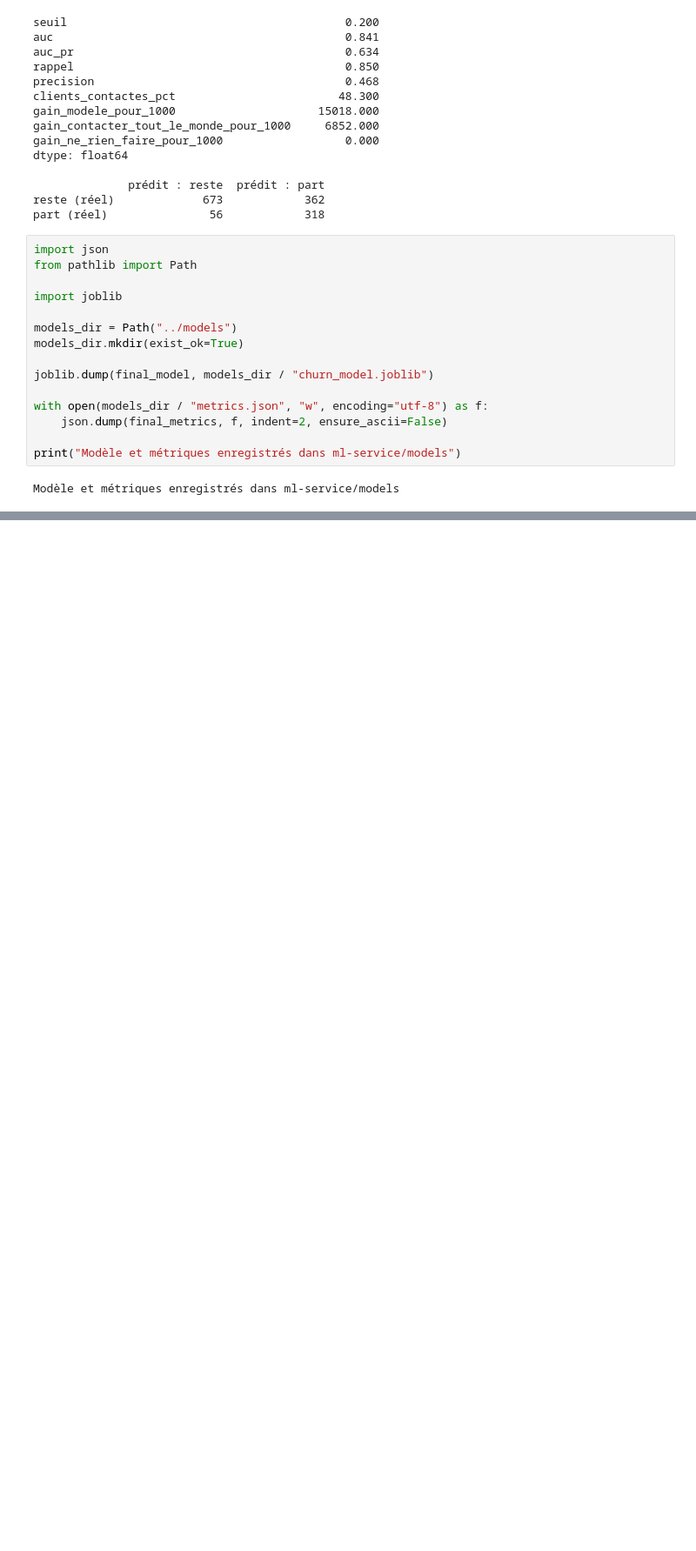
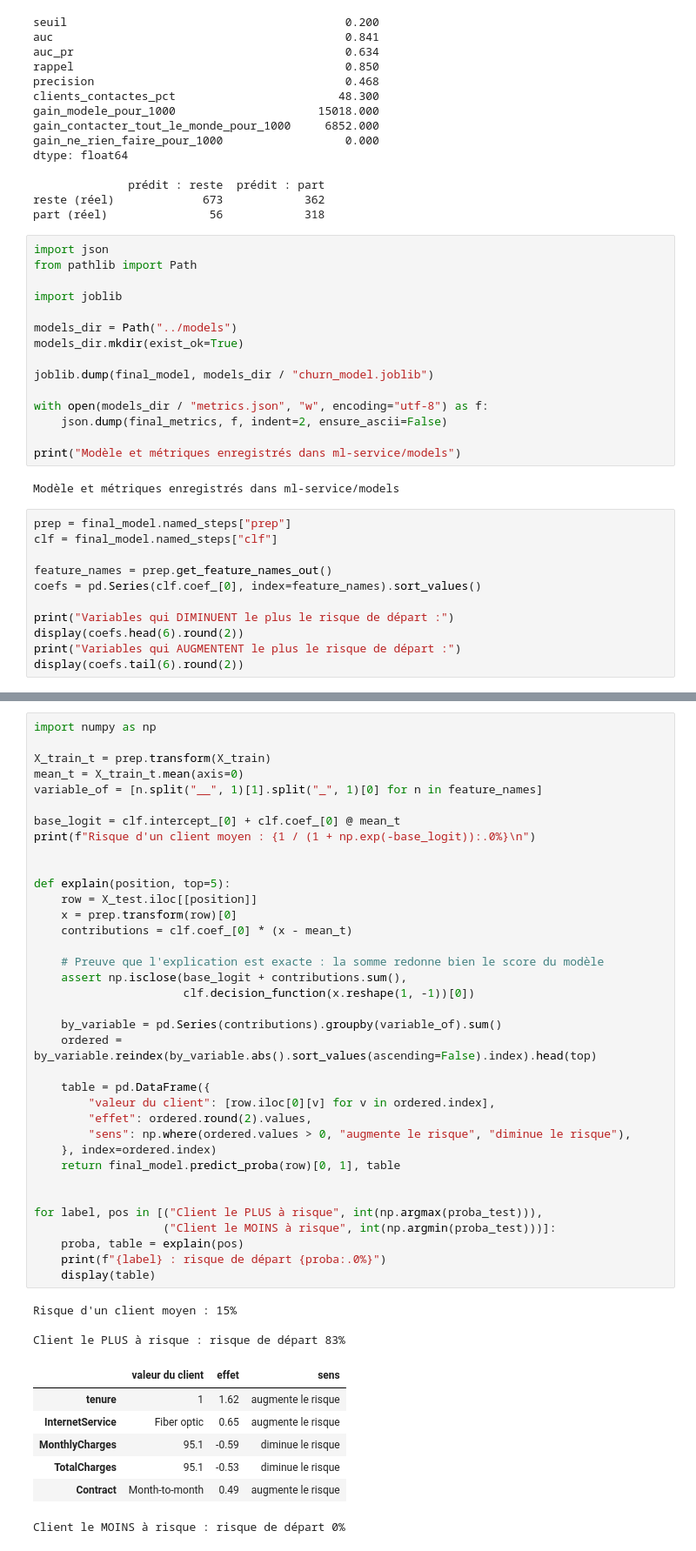
Before and after one commit to ELKHALIFA-AYMEN/churnguard, a Jupyter notebook: ml-service/notebooks/02_modeling.ipynb, the cells around one changed output, grey strips where cells are left out. Shown at 87% size. Saved outputs shown, nothing was run; the diff lists cells and outputs as text; blank space fills up the shorter version.

Commit message:
feat: add grouped per-customer explanations for the logistic model

```diff
--- a/ml-service/notebooks/02_modeling.ipynb
+++ b/ml-service/notebooks/02_modeling.ipynb
@@ -252,3 +252,14 @@ with open(models_dir / "metrics.json", "w", encoding="utf-8") as f:
 print("Modèle et métriques enregistrés dans ml-service/models")
 # %% [output]
 Modèle et métriques enregistrés dans ml-service/models
+# %%
+prep = final_model.named_steps["prep"]
+clf = final_model.named_steps["clf"]
+
+feature_names = prep.get_feature_names_out()
+coefs = pd.Series(clf.coef_[0], index=feature_names).sort_values()
+
+print("Variables qui DIMINUENT le plus le risque de départ :")
+display(coefs.head(6).round(2))
+print("Variables qui AUGMENTENT le plus le risque de départ :")
+display(coefs.tail(6).round(2))
@@ -254,0 +283,47 @@ Modèle et métriques enregistrés dans ml-service/models
+# %%
+import numpy as np
+
+X_train_t = prep.transform(X_train)
+mean_t = X_train_t.mean(axis=0)
+variable_of = [n.split("__", 1)[1].split("_", 1)[0] for n in feature_names]
+
+base_logit = clf.intercept_[0] + clf.coef_[0] @ mean_t
+print(f"Risque d'un client moyen : {1 / (1 + np.exp(-base_logit)):.0%}\n")
+
+
+def explain(position, top=5):
+    row = X_test.iloc[[position]]
+    x = prep.transform(row)[0]
+    contributions = clf.coef_[0] * (x - mean_t)
+
+    # Preuve que l'explication est exacte : la somme redonne bien le score du modèle
+    assert np.isclose(base_logit + contributions.sum(),
+                      clf.decision_function(x.reshape(1, -1))[0])
+
+    by_variable = pd.Series(contributions).groupby(variable_of).sum()
+    ordered = by_variable.reindex(by_variable.abs().sort_values(ascending=False).index).head(top)
+
+    table = pd.DataFrame({
+        "valeur du client": [row.iloc[0][v] for v in ordered.index],
+        "effet": ordered.round(2).values,
+        "sens": np.where(ordered.values > 0, "augmente le risque", "diminue le risque"),
+    }, index=ordered.index)
+    return final_model.predict_proba(row)[0, 1], table
+
+
+for label, pos in [("Client le PLUS à risque", int(np.argmax(proba_test))),
+                   ("Client le MOINS à risque", int(np.argmin(proba_test)))]:
+    proba, table = explain(pos)
+    print(f"{label} : risque de départ {proba:.0%}")
+    display(table)
+# %% [output]
+Risque d'un client moyen : 15%
+
+Client le PLUS à risque : risque de départ 83%
+|  | valeur du client | effet | sens |
+| tenure | 1 | 1.62 | augmente le risque |
+| InternetService | Fiber optic | 0.65 | augmente le risque |
+| MonthlyCharges | 95.1 | -0.59 | diminue le risque |
+| TotalCharges | 95.1 | -0.53 | diminue le risque |
+| Contract | Month-to-month | 0.49 | augmente le risque |
+Client le MOINS à risque : risque de départ 0%
```
Also changed, not shown: parts of 3 cells of this notebook.
